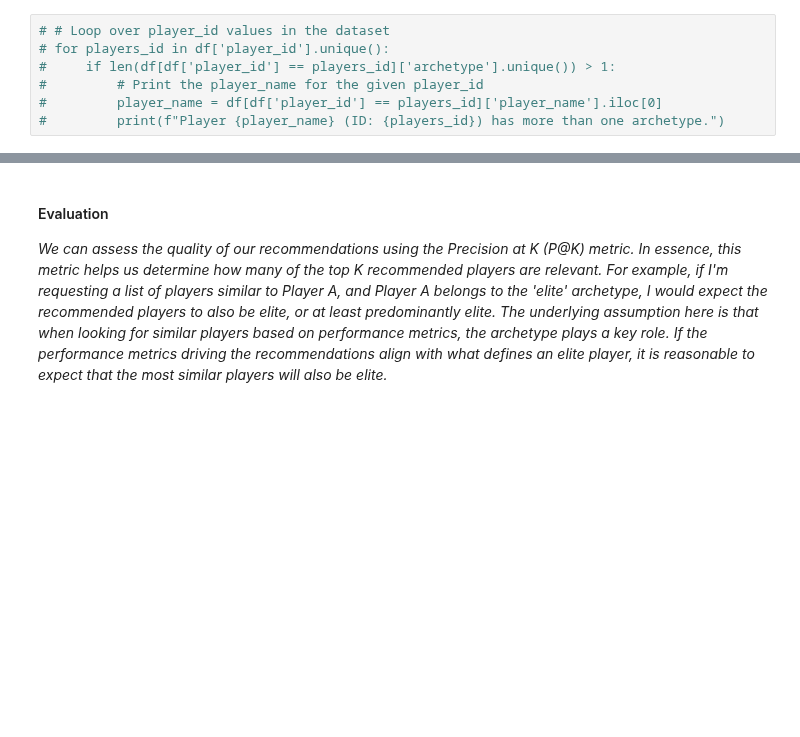
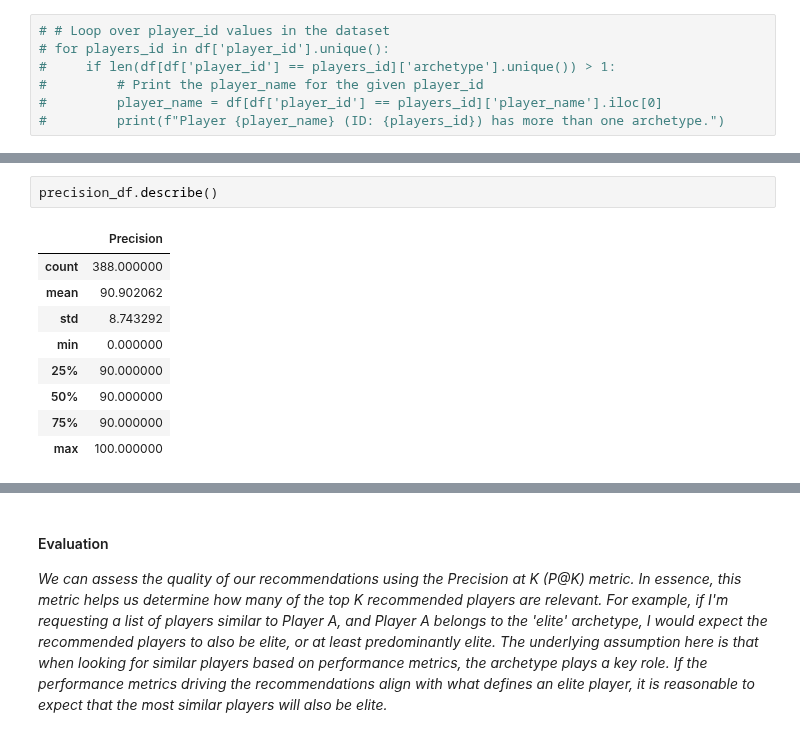
Before and after one commit to mrme77/Fantasy-League-Recommender, a Jupyter notebook: DataAnalysis.ipynb, the cells around one changed output, grey strips where cells are left out. Drawn from its saved outputs; the diff is of its cells as text; blank space fills up the shorter version.

```diff
--- a/DataAnalysis.ipynb
+++ b/DataAnalysis.ipynb
@@ -603,0 +532,12 @@ print(player_performance_matrix.index.tolist())
+# %%
+precision_df.describe()
+# %% [output]
+|  | Precision |
+| count | 388.000000 |
+| mean | 90.902062 |
+| std | 8.743292 |
+| min | 0.000000 |
+| 25% | 90.000000 |
+| 50% | 90.000000 |
+| 75% | 90.000000 |
+| max | 100.000000 |
```
Also changed, not shown: parts of 22 cells of this notebook, 1 other file.
